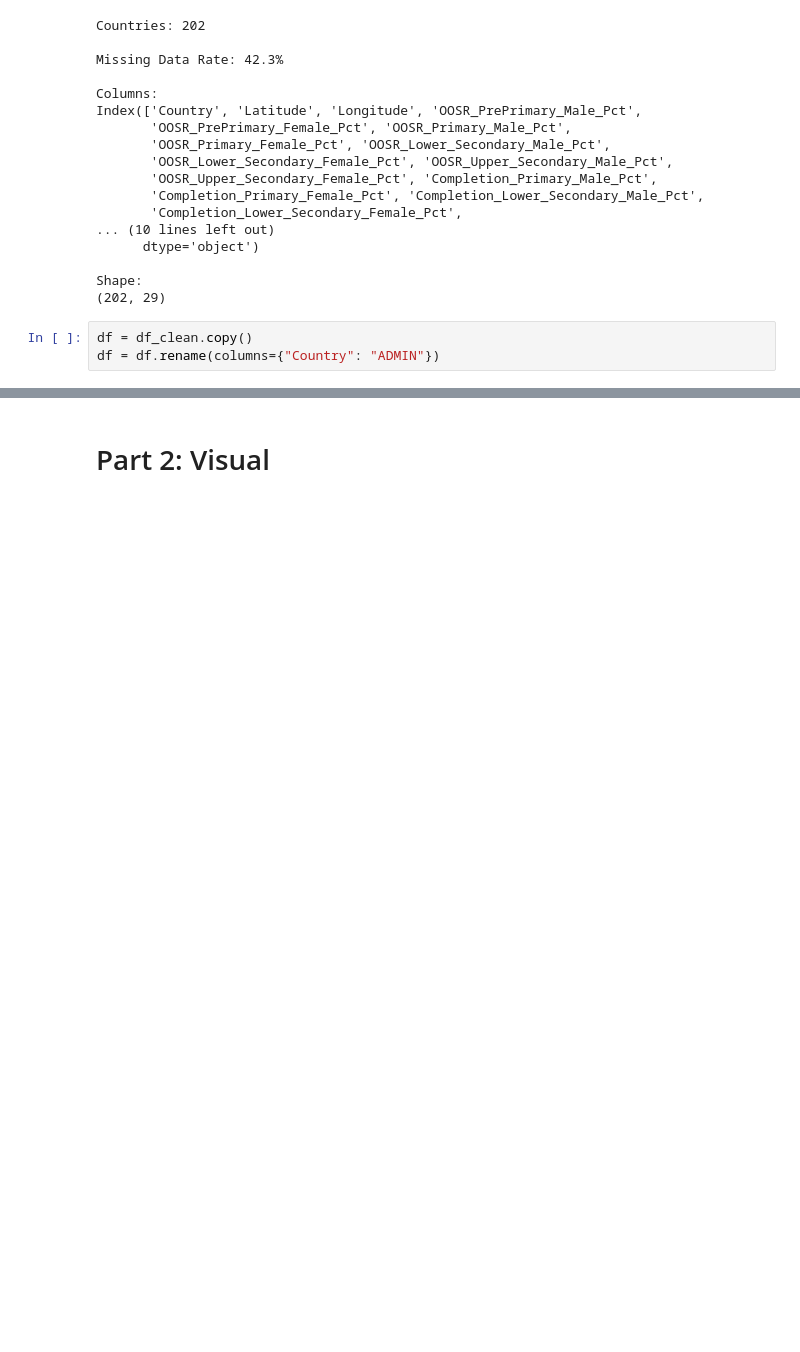
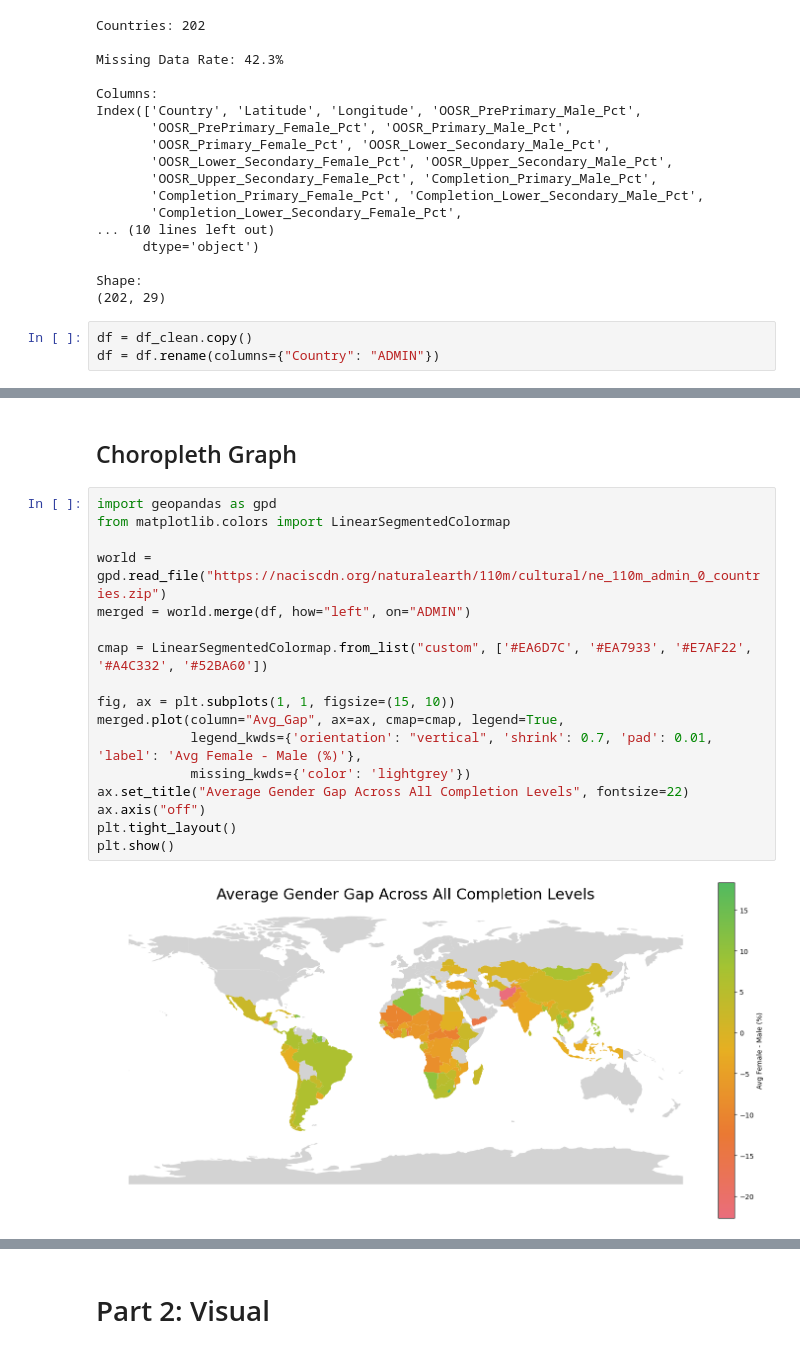
Before and after one commit to dagonzalezcolme/Educational-Gap-in-US, a Jupyter notebook: visualizations_code/World_Education_Project.ipynb, the cells around one changed output, grey strips where cells are left out. Drawn from its saved outputs; the diff is of its cells as text; blank space fills up the shorter version.

```diff
--- a/visualizations_code/World_Education_Project.ipynb
+++ b/visualizations_code/World_Education_Project.ipynb
@@ -175,0 +236,21 @@ plt.show()
+# %% [markdown]
+## Choropleth Graph
+# %%
+import geopandas as gpd
+from matplotlib.colors import LinearSegmentedColormap
+
+world = gpd.read_file("https://naciscdn.org/naturalearth/110m/cultural/ne_110m_admin_0_countries.zip")
+merged = world.merge(df, how="left", on="ADMIN")
+
+cmap = LinearSegmentedColormap.from_list("custom", ['#EA6D7C', '#EA7933', '#E7AF22', '#A4C332', '#52BA60'])
+
+fig, ax = plt.subplots(1, 1, figsize=(15, 10))
+merged.plot(column="Avg_Gap", ax=ax, cmap=cmap, legend=True,
+            legend_kwds={'orientation': "vertical", 'shrink': 0.7, 'pad': 0.01, 'label': 'Avg Female - Male (%)'},
+            missing_kwds={'color': 'lightgrey'})
+ax.set_title("Average Gender Gap Across All Completion Levels", fontsize=22)
+ax.axis("off")
+plt.tight_layout()
+plt.show()
+# %% [output]
+[figure, added]
```
Also changed, not shown: parts of 19 cells of this notebook.
